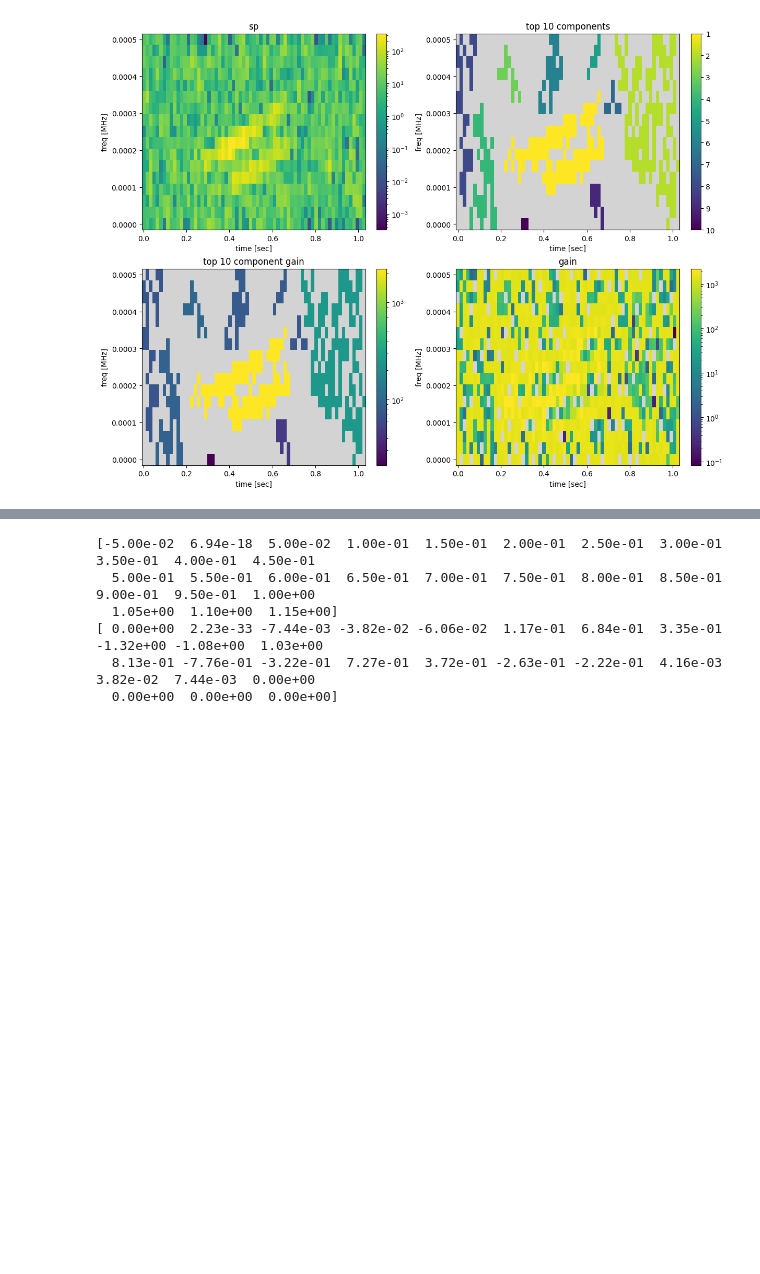
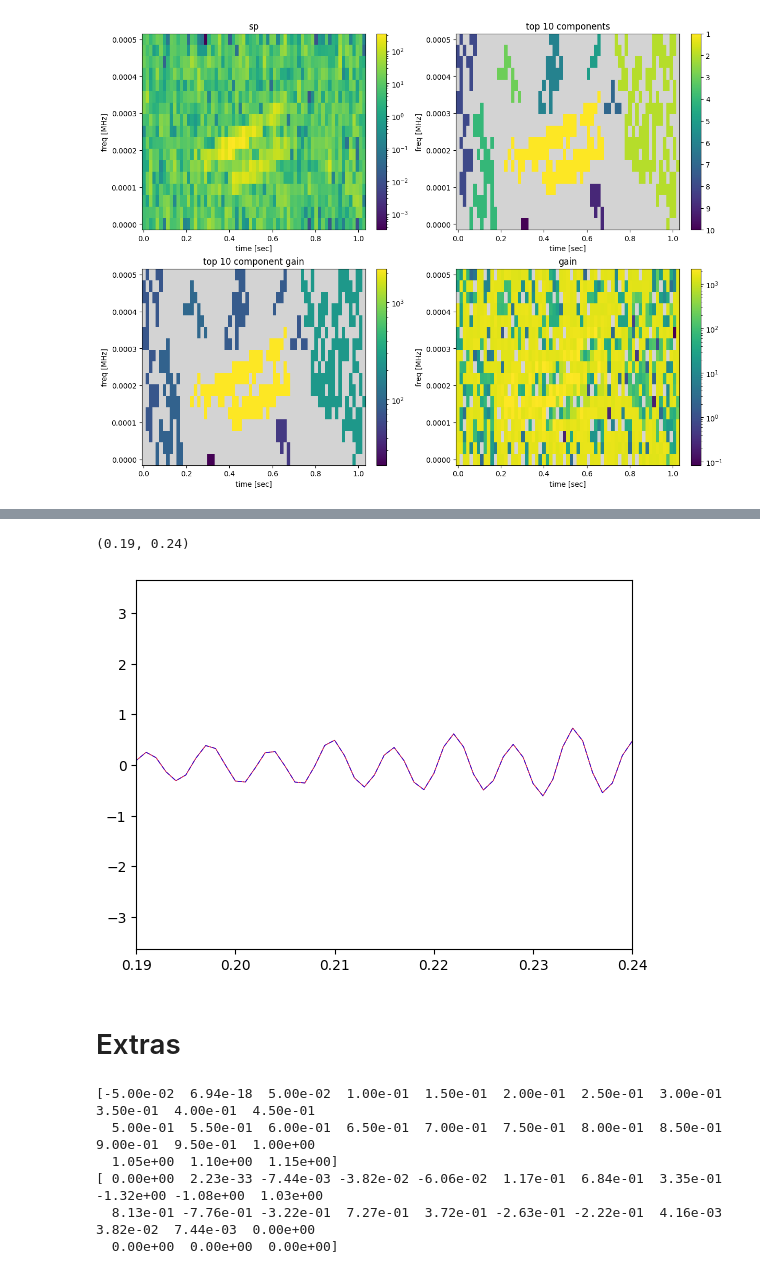
Before and after one commit to nacrocker/automated-segmentation, a Jupyter notebook: maxtree_tests_with_synthetic_data_and_noise.ipynb, the cells around one changed output, grey strips where cells are left out. Saved outputs shown, nothing was run; the diff lists cells and outputs as text; code cells hidden in the pictures; blank space fills up the shorter version.

```diff
--- a/maxtree_tests_with_synthetic_data_and_noise.ipynb
+++ b/maxtree_tests_with_synthetic_data_and_noise.ipynb
@@ -1375,3 +1493,16 @@ def _():
+# %%
+foo=SFT.stft(sig0)
+sigfoo=SFT.istft(foo,k1=sig0.size)
+
+fig, ax = plt.subplots()
+plt.plot(t,sig0,'r',linewidth=0.5)
+plt.plot(t,sigfoo,'b-.',linewidth=0.5)
+plt.xlim(np.array([.0,.05])+.19)
+# %% [output]
+(0.19, 0.24)
+[figure, added]
+# %% [markdown]
+# Extras
 # %%
 # @title Demo of Synthetic chirp signals with Chirp objects
 # cell name: demo_of_machinery_for_synthetic_chirp_signals_with_noise
```
Also changed, not shown: parts of 5 cells of this notebook.
